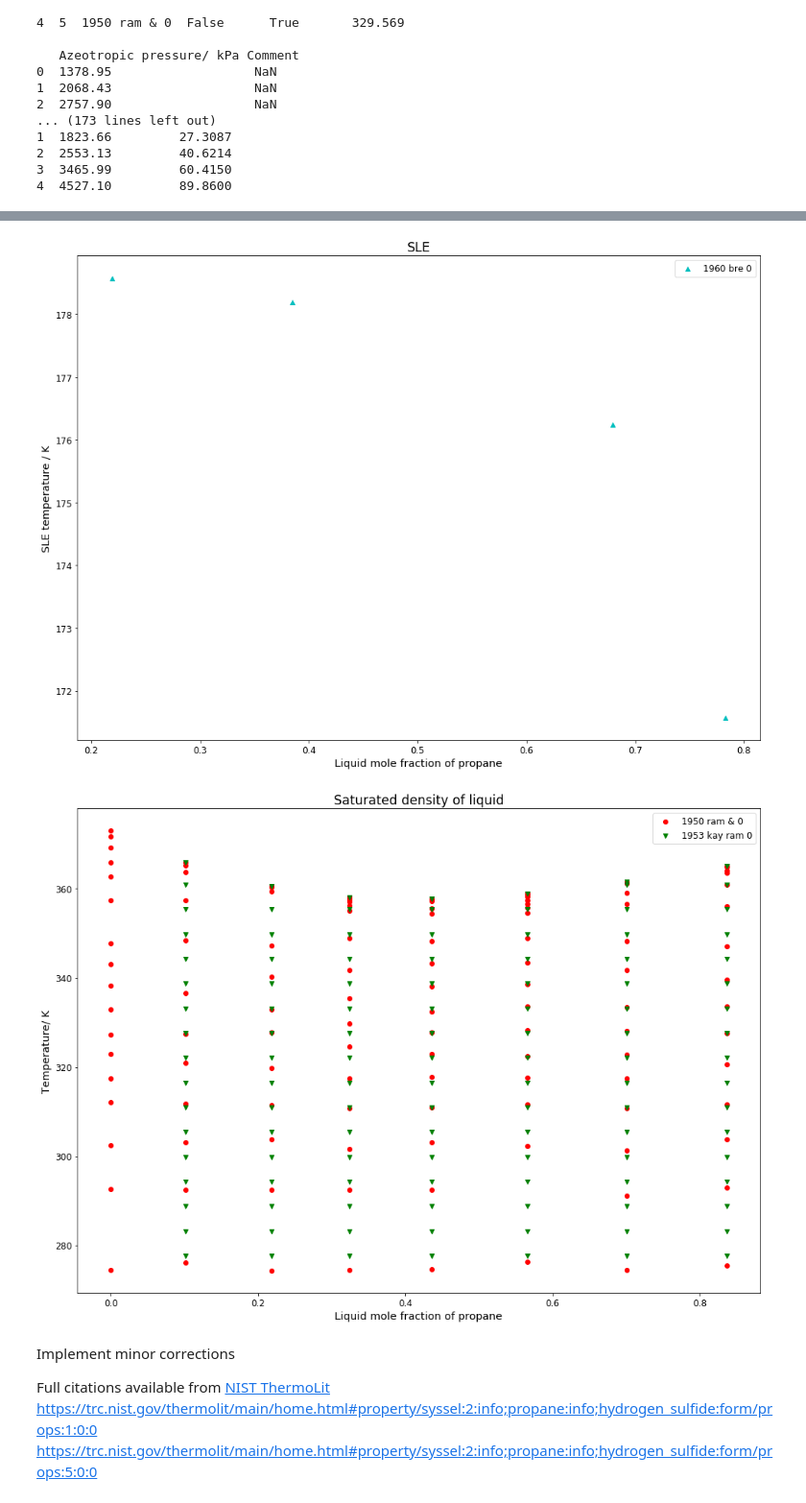
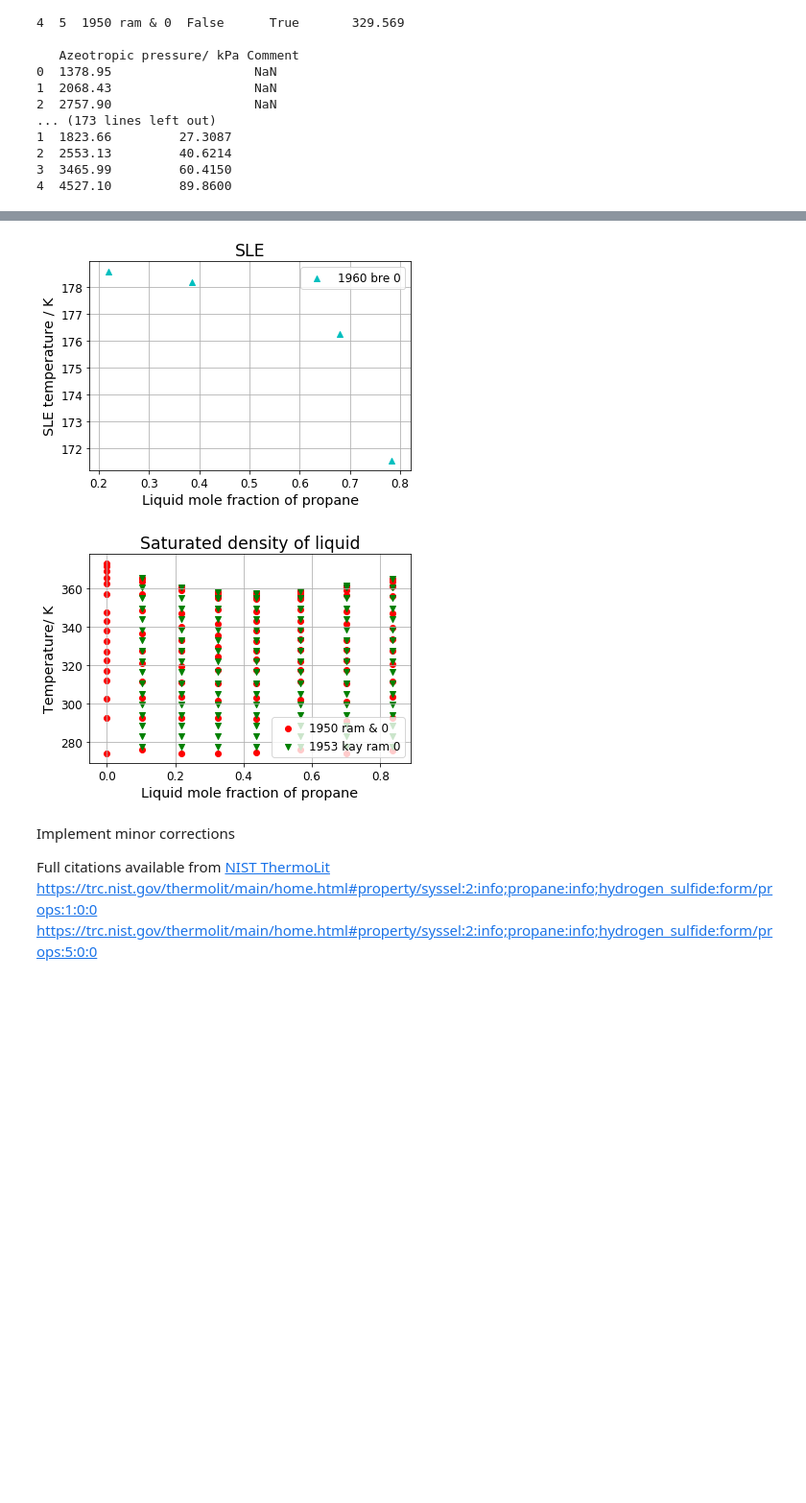
Before and after one commit to usnistgov/PPEPPD2019-data, a Jupyter notebook: EDA.ipynb, the cells around one changed output, grey strips where cells are left out. Shown at 96% size. Drawn from its saved outputs; the diff is of its cells as text; code cells hidden in the pictures; blank space fills up the shorter version.

```diff
--- a/EDA.ipynb
+++ b/EDA.ipynb
@@ -24,6 +24,7 @@ plt.rcParams['axes.labelsize'] = 'x-large'
 plt.rcParams['axes.titlesize'] = 'xx-large'
 plt.rcParams['xtick.labelsize'] = 'large'
 plt.rcParams['ytick.labelsize'] = 'large'
+plt.rcParams['axes.grid'] = True
 # %% [markdown]
 ### Define some standard terms, so that columns are consistent
 This is all done in __[markdown](https://medium.com/ibm-data-science-experience/markdown-for-jupyter-notebooks-cheatsheet-386c05aeebed)__, taking advantage of __[MathJax](https://jupyter-notebook.readthedocs.io/en/stable/examples/Notebook/Typesetting%20Equations.html)__
@@ -131,6 +132,10 @@ def plot_set(df, x=None, y=None, title=None, axes=None):
     axes.set_ylabel(y)
     axes.legend()
 
+old_size = plt.rcParams['figure.figsize']
+plt.rcParams['figure.figsize'] = [6, 4]
 for (title, x, y) in plots:
     plot_set(pdd[title], x, y, title)
+plt.show()
+plt.rcParams['figure.figsize'] = old_size
 # %% [output]
@@ -144,5 +149,5 @@ for (title, x, y) in plots:
-[figure, old version]
+[figure, new version]
-[figure, old version]
+[figure, new version]
 # %% [markdown]
 Implement minor corrections
 
```
Also changed, not shown: parts of 11 cells of this notebook, 1 other file.
